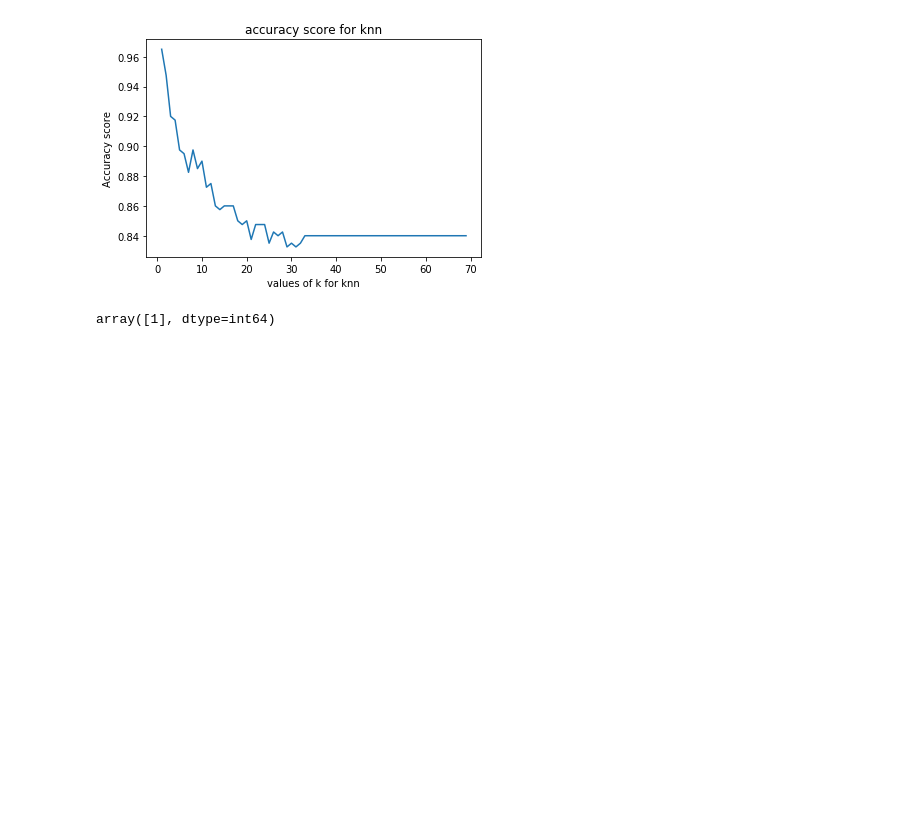
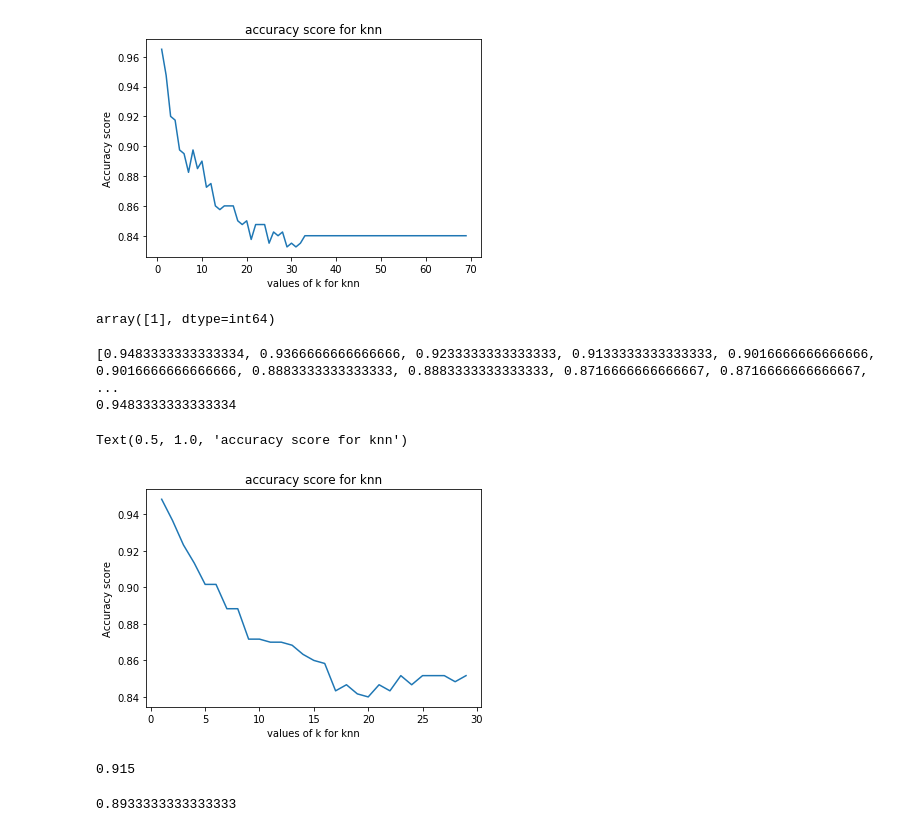
Before and after one commit to prasunaarumalla15/Accuracy-by-different-methods-in-ML, a Jupyter notebook: cancer machine model.ipynb, the cells around one changed output. Drawn from its saved outputs; the diff is of its cells as text; code cells hidden in the pictures; blank space fills up the shorter version.

```diff
--- a/cancer machine model.ipynb
+++ b/cancer machine model.ipynb
@@ -190,3 +190,38 @@ Text(0.5, 1.0, 'accuracy score for knn')
 knn.predict(new_observation)
 # %% [output]
 array([1], dtype=int64)
+# %%
+x_train, x_test, y_train, y_test = train_test_split(x, y, test_size=0.6, random_state=5)
+# %%
+k_range=list(range(1,30))
+scores=[]
+for k in k_range:
+    knn=KNeighborsClassifier(n_neighbors=k)
+    knn.fit(x_train,y_train)
+    y_pred=knn.predict(x_test)
+    scores.append(metrics.accuracy_score(y_test,y_pred))
+print(scores)
+print(max(scores))
+plt.plot(k_range,scores)
+plt.xlabel('values of k for knn')
+plt.ylabel('Accuracy score')
+plt.title('accuracy score for knn')#plt.show()
+# %% [output]
+[0.9483333333333334, 0.9366666666666666, 0.9233333333333333, 0.9133333333333333, 0.9016666666666666, 0.9016666666666666, 0.8883333333333333, 0.8883333333333333, 0.8716666666666667, 0.8716666666666667, ...
+0.9483333333333334
+Text(0.5, 1.0, 'accuracy score for knn')
+[figure, added]
+# %%
+clf.fit(x_train,y_train)
+y_pred=clf.predict(x_test)
+score=accuracy_score(y_test,y_pred)
+score
+# %% [output]
+0.915
+# %%
+svc_model.fit(x_train,y_train)
+y_pred=svc_model.predict(x_test)
+score=accuracy_score(y_test,y_pred)
+score
+# %% [output]
+0.8933333333333333
```
Also changed, not shown: parts of 5 cells of this notebook.
